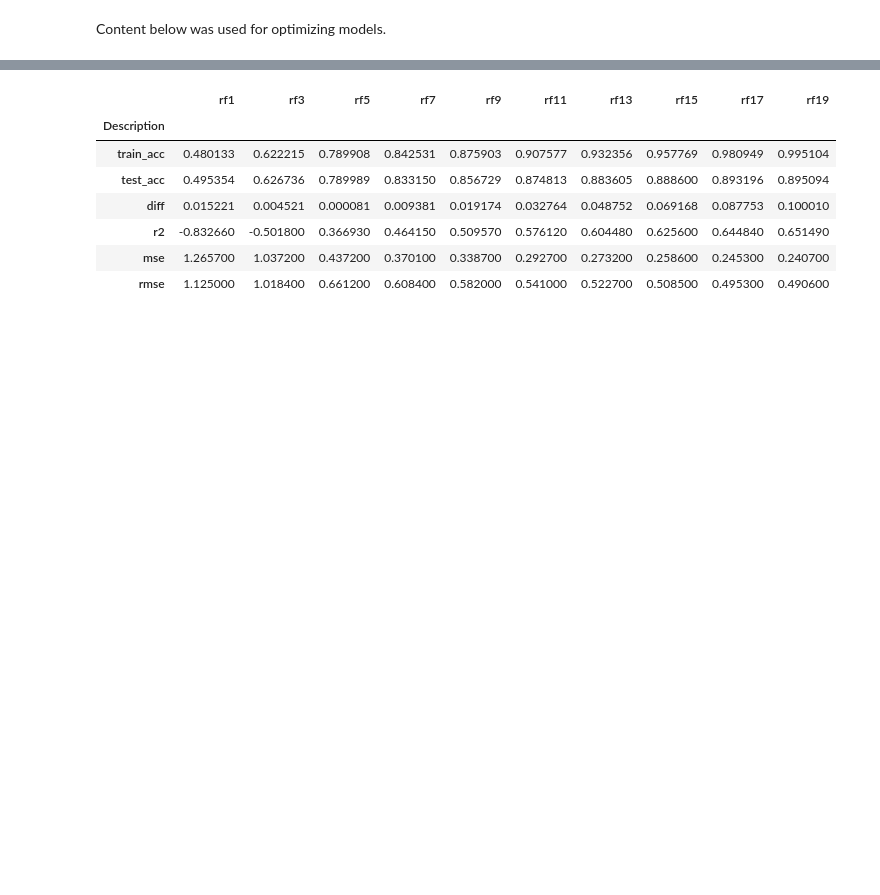
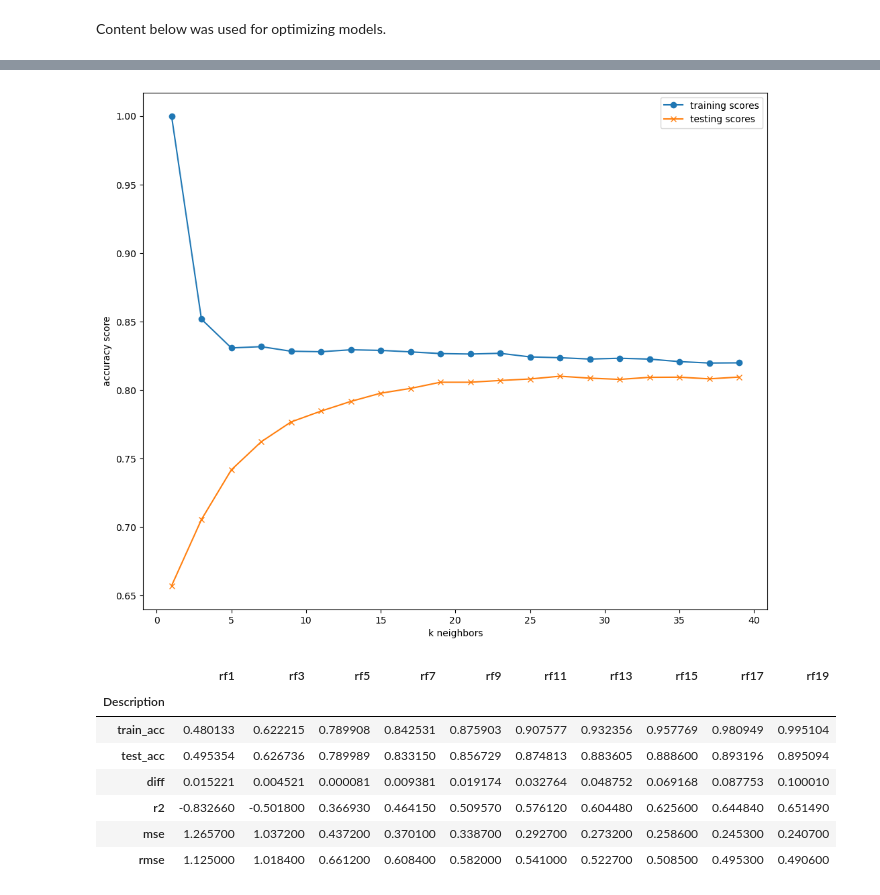
Before and after one commit to LaserLon/Project2, a Jupyter notebook: Project2/model_analysis_final.ipynb, the cells around one changed output, grey strips where cells are left out. Cells and saved outputs as stored; diff of their text form; code cells hidden in the pictures; blank space fills up the shorter version.

```diff
--- a/Project2/model_analysis_final.ipynb
+++ b/Project2/model_analysis_final.ipynb
@@ -345,3 +510,15 @@ Content below was used for optimizing models.
+# %%
+plt.figure(figsize=(12, 10))
+plt.plot(range(1, 40, 2), df_scores.loc['train_acc'], marker='o', label="training scores")
+plt.plot(range(1, 40, 2), df_scores.loc['test_acc'], marker='x', label="testing scores")
+plt.xlabel("k neighbors")
+plt.ylabel("accuracy score")
+plt.legend()
+plt.show()
+
+# Use n_neighbors=27
+# %% [output]
+[figure, added]
 # %%
 # Optimize randomforest model
 # Create a loop to vary the max_depth parameter
```
Also changed, not shown: parts of 12 cells of this notebook, 1 other file.
